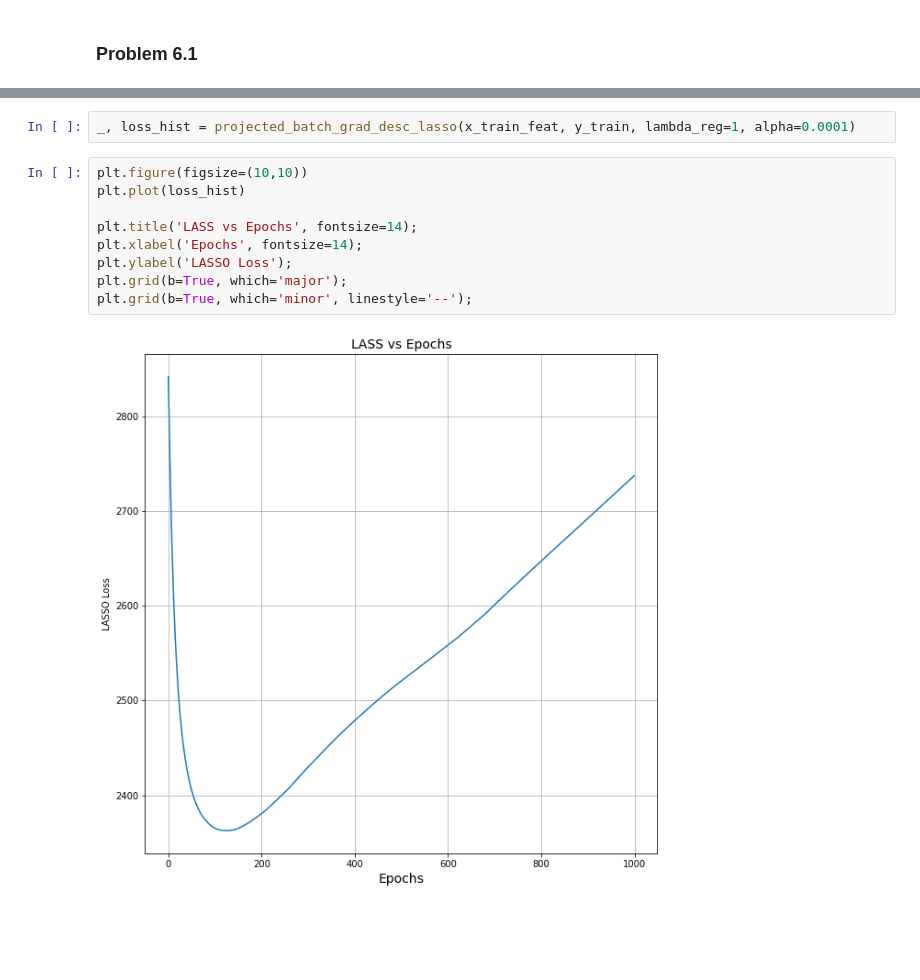
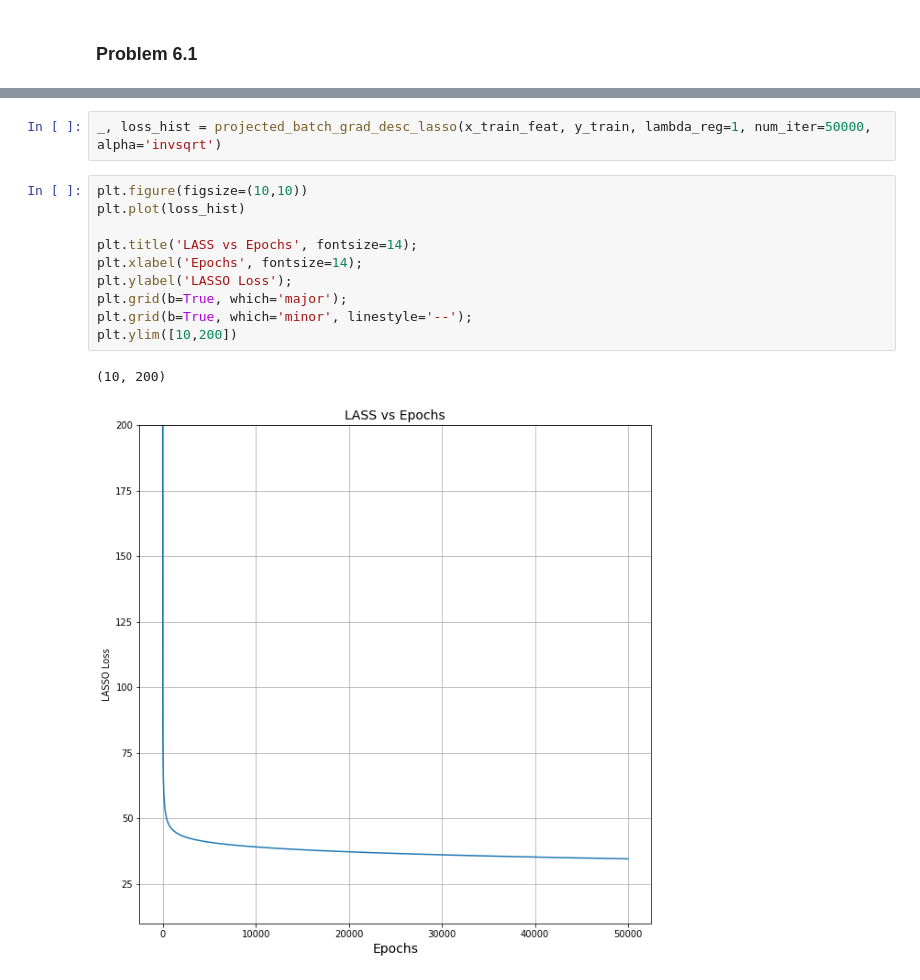
Before and after one commit to chaaland/bloomberg-ml-course, a Jupyter notebook: HW2/writeup/HW2.ipynb, the cells around one changed output, grey strips where cells are left out. Drawn from its saved outputs; the diff is of its cells as text; blank space fills up the shorter version.

```diff
--- a/HW2/writeup/HW2.ipynb
+++ b/HW2/writeup/HW2.ipynb
@@ -505,13 +510,15 @@ plt.minorticks_on()
 # %%
-_, loss_hist = projected_batch_grad_desc_lasso(x_train_feat, y_train, lambda_reg=1, alpha=0.0001)
+_, loss_hist = projected_batch_grad_desc_lasso(x_train_feat, y_train, lambda_reg=1, num_iter=50000, alpha='invsqrt')
 # %%
 plt.figure(figsize=(10,10))
 plt.plot(loss_hist)
 
 plt.title('LASS vs Epochs', fontsize=14);
 plt.xlabel('Epochs', fontsize=14);
 plt.ylabel('LASSO Loss');
 plt.grid(b=True, which='major');
 plt.grid(b=True, which='minor', linestyle='--');
+plt.ylim([10,200])
 # %% [output]
+(10, 200)
-[figure, old version]
+[figure, new version]
```
Also changed, not shown: parts of 21 cells of this notebook, 2 other files.
